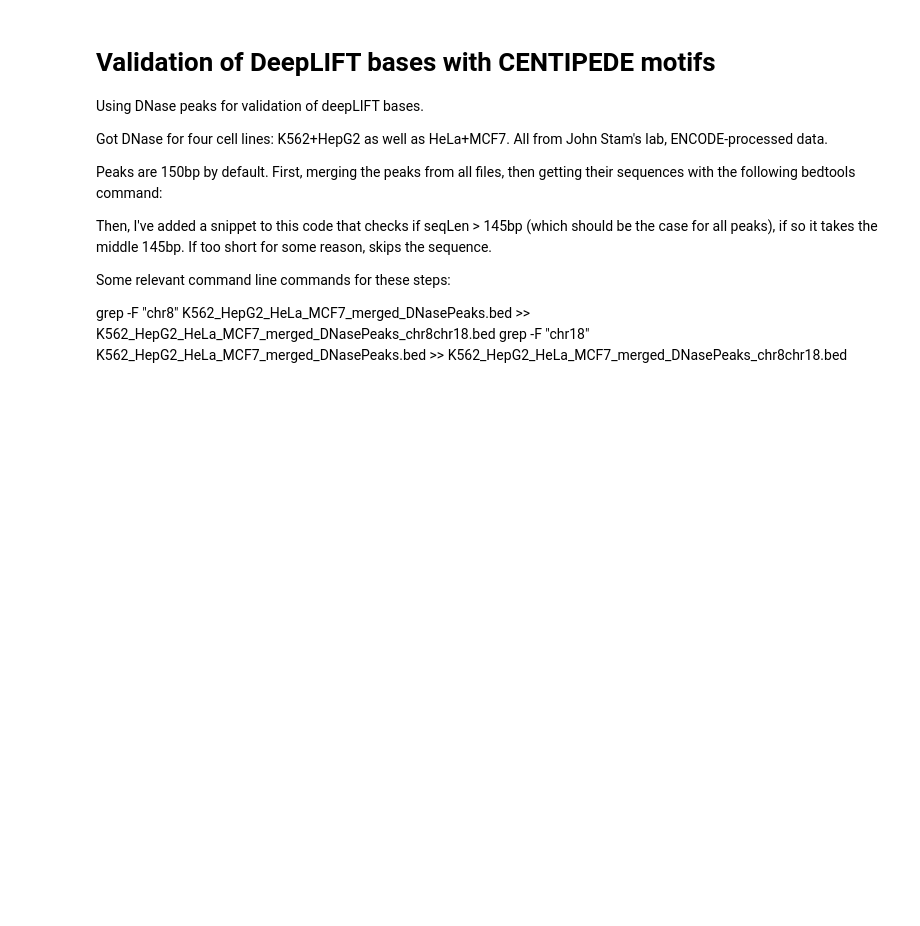
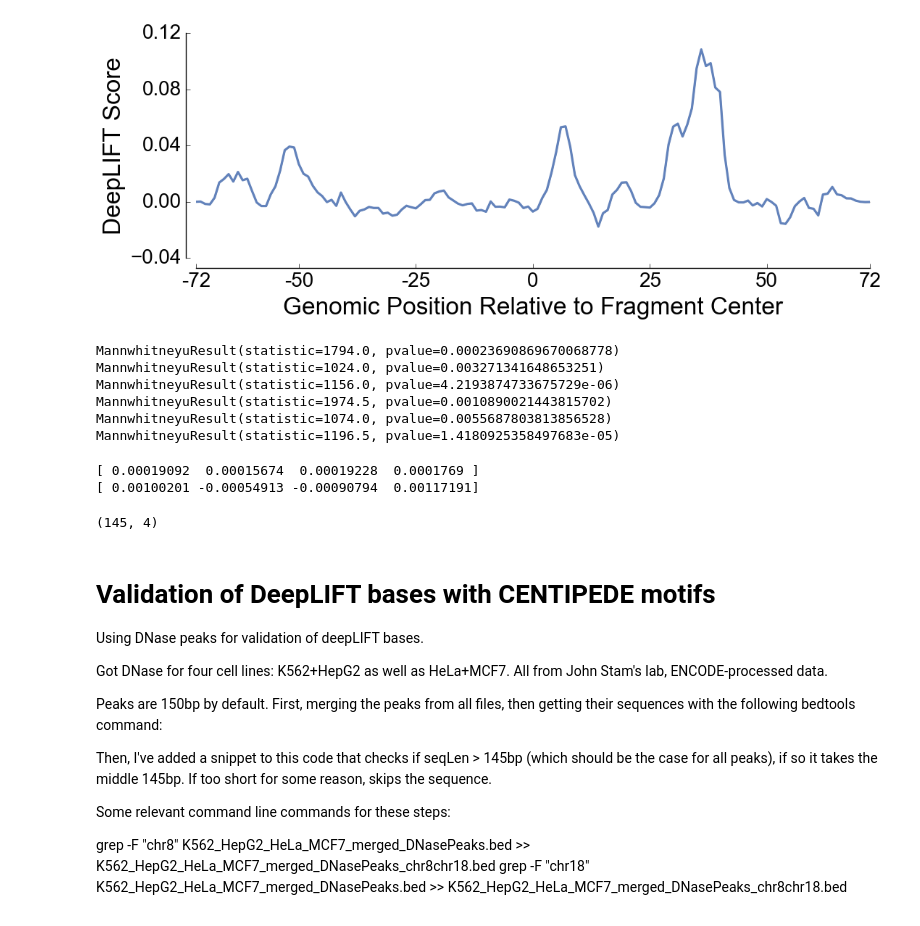
Before and after one commit to kundajelab/mpra, a Jupyter notebook: deeplearn/scripts/Sharpr DeepLIFT Scoring Validation.ipynb, the cells around one changed output. Saved outputs shown, nothing was run; the diff lists cells and outputs as text; code cells hidden in the pictures; blank space fills up the shorter version.

```diff
--- a/deeplearn/scripts/Sharpr DeepLIFT Scoring Validation.ipynb
+++ b/deeplearn/scripts/Sharpr DeepLIFT Scoring Validation.ipynb
@@ -1,3 +325,70 @@
+# %%
+import seaborn as sns
+import matplotlib.pyplot as plt
+
+fragment_idx = 17183
+# fragment_idx = 3403
+deepliftTrack = np.sum(task_to_deeplift_summedscores[task_idx][fragment_idx], axis=1)
+
+def smoothen(pool, track):
+    smooth = np.copy(track)
+    for i in range(0, len(smooth)):
+        smooth[i] = np.mean(deepliftTrack[max(i - pool/2, 0) : min(i + (pool+1)/2, len(smooth))])
+    return smooth
+
+for i in range(3,5,2):
+    plt.figure(figsize = (12,4), dpi=300)
+    ax = sns.tsplot(smoothen(i, deepliftTrack),
+                    color = '#6282bb',
+#                     color = '#44549f',
+                    lw = 2.3)
+#     ax.xaxis.set_visible(False)
+#     plt.axhline(0, color='#666666', zorder = -5, linestyle = '-')
+    sns.despine(offset = 10)
+#     ax.set_ylim([-0.05, 0.13])
+    ax.set_ylim([-0.04, 0.12])
+    plt.yticks(np.arange(-0.04, 0.16, 0.04), fontsize = 20)
+    plt.xticks([0, 22, 47, 72, 97, 122, 144], [-72, -50, -25, 0, 25, 50, 72], fontsize = 20)
+    plt.xlabel("Genomic Position Relative to Fragment Center", fontsize = 24)
+    plt.ylabel("DeepLIFT Score", fontsize = 24)
+#     plt.xticks([22, 47, 72, 97, 122], [-50, -25, 0, 25, 50], fontsize = 20)
+#     ax.tick_params(axis='both', which='major', labelsize=20)
+#     ax.tick_params(axis='both', which='minor', labelsize=30)
+    plt.savefig("../plots/deeplift/vignette_smooth3_17183.png", dpi=300)
+    plt.show()
+# %% [output]
+[figure, added]
+# %%
+from scipy.stats import mannwhitneyu
+
+def mannwhitney(scores, start, end, include = False):
+    if include:
+        return mannwhitneyu(scores[start:end], scores, alternative = 'greater')
+    return mannwhitneyu(scores[start:end], np.concatenate((scores[:start], scores[end:])), alternative = 'greater')
+
+print mannwhitney(deepliftTrack, 5, 24)
+print mannwhitney(deepliftTrack, 74, 84)
+print mannwhitney(deepliftTrack, 106, 115)
+print mannwhitney(deepliftTrack, 5, 24, include = True)
+print mannwhitney(deepliftTrack, 74, 84, include = True)
+print mannwhitney(deepliftTrack, 106, 115, include = True)
+# %% [output]
+MannwhitneyuResult(statistic=1794.0, pvalue=0.00023690869670068778)
+MannwhitneyuResult(statistic=1024.0, pvalue=0.003271341648653251)
+MannwhitneyuResult(statistic=1156.0, pvalue=4.2193874733675729e-06)
+MannwhitneyuResult(statistic=1974.5, pvalue=0.0010890021443815702)
+MannwhitneyuResult(statistic=1074.0, pvalue=0.0055687803813856528)
+MannwhitneyuResult(statistic=1196.5, pvalue=1.4180925358497683e-05)
+# %%
+print np.mean(task_to_deeplift_multipliers[2], axis = (0,1))
+print np.mean(task_to_deeplift_summedscores[2], axis = (0,1))
+# %% [output]
+[ 0.00019092  0.00015674  0.00019228  0.0001769 ]
+[ 0.00100201 -0.00054913 -0.00090794  0.00117191]
+# %%
+print task_to_deeplift_summedscores[task_idx][idx].shape
+# %% [output]
+(145, 4)
 # %% [markdown]
 # Validation of DeepLIFT bases with CENTIPEDE motifs
 Using DNase peaks for validation of deepLIFT bases.
```
Also changed, not shown: parts of 25 cells of this notebook, 7 other files.
